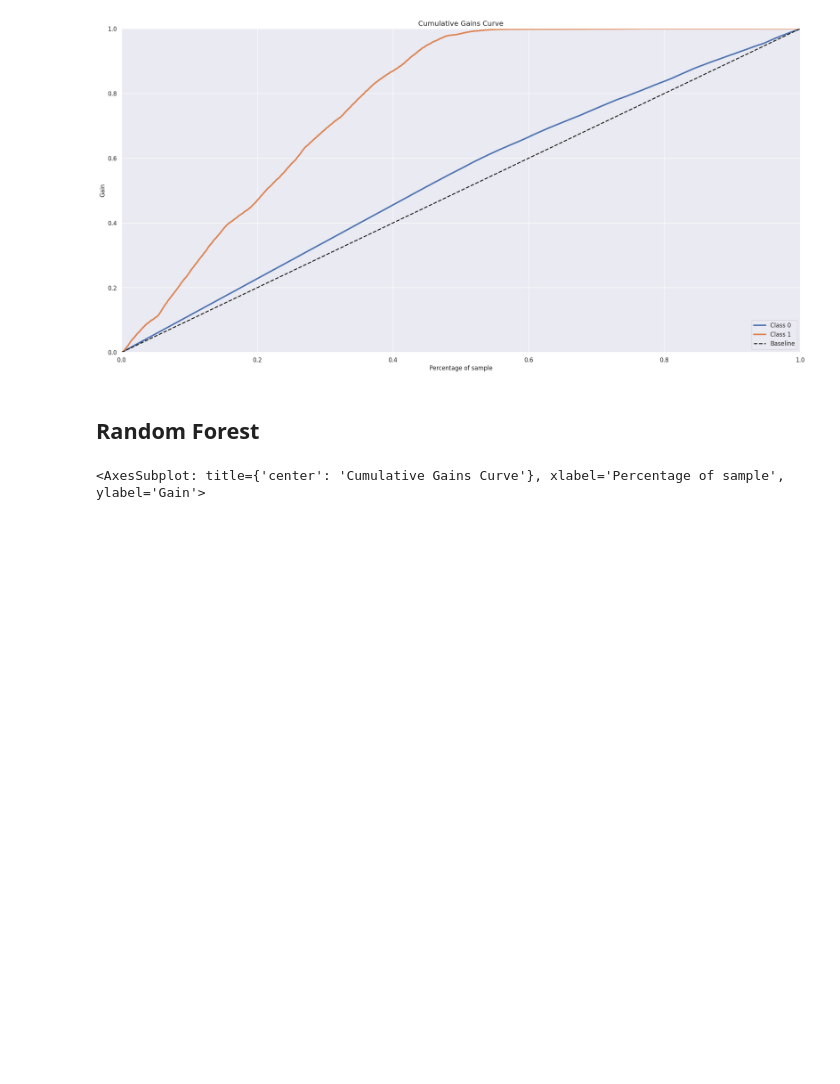
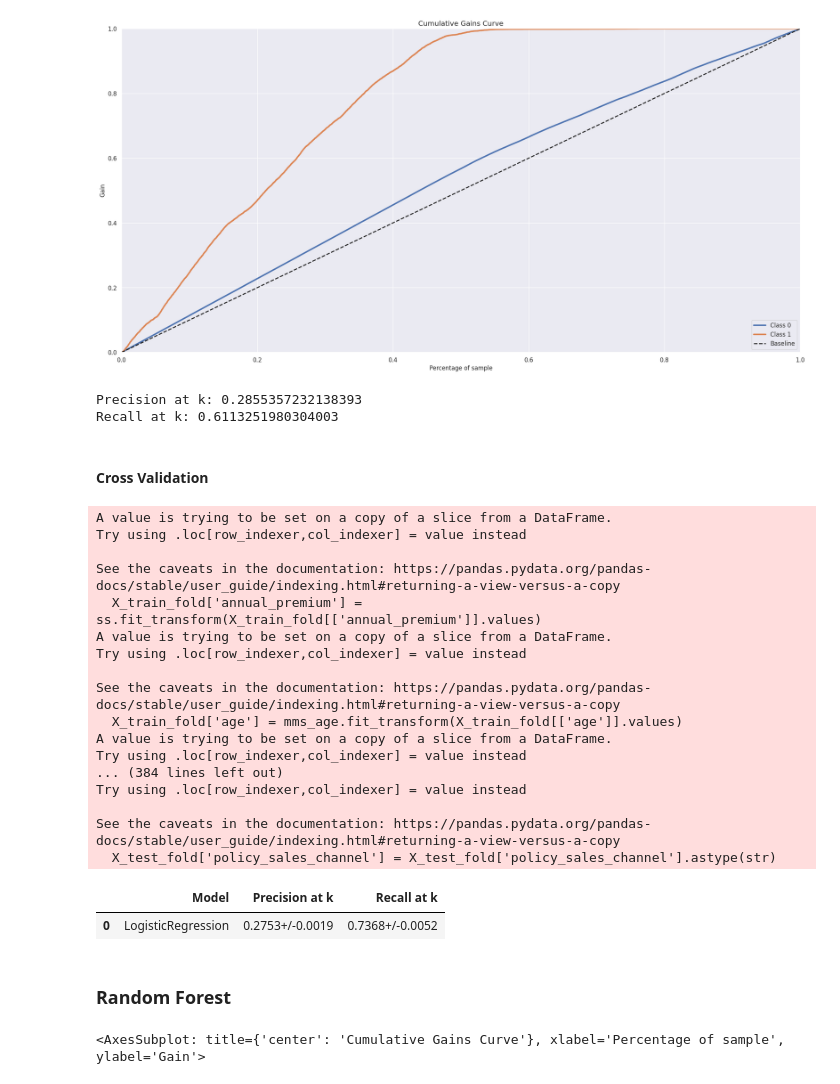
Before and after one commit to matheusventurads/health-insurance-cross-sell, a Jupyter notebook: notebooks/4.0-mv-machine-learning-models.ipynb, the cells around one changed output. Cells and saved outputs as stored; diff of their text form; code cells hidden in the pictures; blank space fills up the shorter version.

```diff
--- a/notebooks/4.0-mv-machine-learning-models.ipynb
+++ b/notebooks/4.0-mv-machine-learning-models.ipynb
@@ -93,6 +93,20 @@ def cross_validation(model, kfold, X_train, y_train):
         y_test_fold = y_train.iloc[test]
 
         # Encoding
+        ss = StandardScaler()
+
+        # annual_premium
+        X_train_fold['annual_premium'] = ss.fit_transform(X_train_fold[['annual_premium']].values)
+
+        mms_age = MinMaxScaler()
+        mms_vintage = MinMaxScaler()
+
+        # age (since its distribution is not a normal one)
+        X_train_fold['age'] = mms_age.fit_transform(X_train_fold[['age']].values)
+
+        # vintage
+        X_train_fold['vintage'] = mms_vintage.fit_transform(X_train_fold[['vintage']].values)
+
         # gender
         le = LabelEncoder()
         X_train_fold['gender'] = le.fit_transform(X_train_fold['gender'])
@@ -111,6 +125,15 @@ def cross_validation(model, kfold, X_train, y_train):
         cfe = CountFrequencyEncoder(encoding_method='frequency', variables=['policy_sales_channel'])
         X_train_fold = cfe.fit_transform(X_train_fold)
 
+        # annual_premium
+        X_test_fold['annual_premium'] = ss.transform(X_test_fold[['annual_premium']].values)
+
+        # age (since its distribution is not a normal one)
+        X_test_fold['age'] = mms_age.transform(X_test_fold[['age']].values)
+
+        # vintage
+        X_test_fold['vintage'] = mms_vintage.transform(X_test_fold[['vintage']].values)
+
         # gender
         X_test_fold['gender'] = le.transform(X_test_fold['gender'])
 
@@ -126,6 +149,12 @@ def cross_validation(model, kfold, X_train, y_train):
         X_test_fold['policy_sales_channel'] = X_test_fold['policy_sales_channel'].astype(str)
         X_test_fold = cfe.transform(X_test_fold)
         X_test_fold = X_test_fold.replace(np.nan, 0)
+
+        cols_selected = ['vintage', 'annual_premium', 'age', 'region_code', 'vehicle_damage',
+                         'policy_sales_channel', 'previously_insured']
+
+        X_train_fold = X_train_fold[cols_selected]
+        X_test_fold = X_test_fold[cols_selected]
 
         # Model training
         model.fit(X_train_fold, y_train_fold)
@@ -518,6 +566,10 @@ X = df4.drop('response', axis=1)
 y = df4['response'].copy()
 
 X_train, X_val, y_train, y_val = train_test_split(X, y, test_size=0.20, stratify=y, random_state=50)
+
+# Cross validation
+X_train_cv = X_train.copy()
+y_train_cv = y_train.copy()
 # %% [markdown]
 ## Standardization
 # %%
@@ -712,7 +797,38 @@ skplt.metrics.plot_cumulative_gain(y_val, yhat_lr)
 # %% [output]
 <AxesSubplot: title={'center': 'Cumulative Gains Curve'}, xlabel='Percentage of sample', ylabel='Gain'>
 [figure]
+# %%
+print(f'Precision at k: {precision_at_k(df8, yhat_lr)}')
+print(f'Recall at k: {recall_at_k(df8, yhat_lr)}')
+# %% [output]
+Precision at k: 0.2855357232138393
+Recall at k: 0.6113251980304003
+# %% [markdown]
+#### Cross Validation
+# %%
+cv_lr = cross_validation(lr_model, 5, X_train_cv, y_train_cv)
+cv_lr
+# %% [output]
+A value is trying to be set on a copy of a slice from a DataFrame.
+Try using .loc[row_indexer,col_indexer] = value instead
+
+See the caveats in the documentation: https://pandas.pydata.org/pandas-docs/stable/user_guide/indexing.html#returning-a-view-versus-a-copy
+  X_train_fold['annual_premium'] = ss.fit_transform(X_train_fold[['annual_premium']].values)
+A value is trying to be set on a copy of a slice from a DataFrame.
+Try using .loc[row_indexer,col_indexer] = value instead
+
+See the caveats in the documentation: https://pandas.pydata.org/pandas-docs/stable/user_guide/indexing.html#returning-a-view-versus-a-copy
+  X_train_fold['age'] = mms_age.fit_transform(X_train_fold[['age']].values)
+A value is trying to be set on a copy of a slice from a DataFrame.
+Try using .loc[row_indexer,col_indexer] = value instead
+... (384 lines left out)
+Try using .loc[row_indexer,col_indexer] = value instead
+
+See the caveats in the documentation: https://pandas.pydata.org/pandas-docs/stable/user_guide/indexing.html#returning-a-view-versus-a-copy
+  X_test_fold['policy_sales_channel'] = X_test_fold['policy_sales_channel'].astype(str)
+|  | Model | Precision at k | Recall at k |
+| 0 | LogisticRegression | 0.2753+/-0.0019 | 0.7368+/-0.0052 |
 # %% [markdown]
-## Random Forest
+### Random Forest
 # %%
 # Model
```
Also changed, not shown: parts of 101 cells of this notebook.
